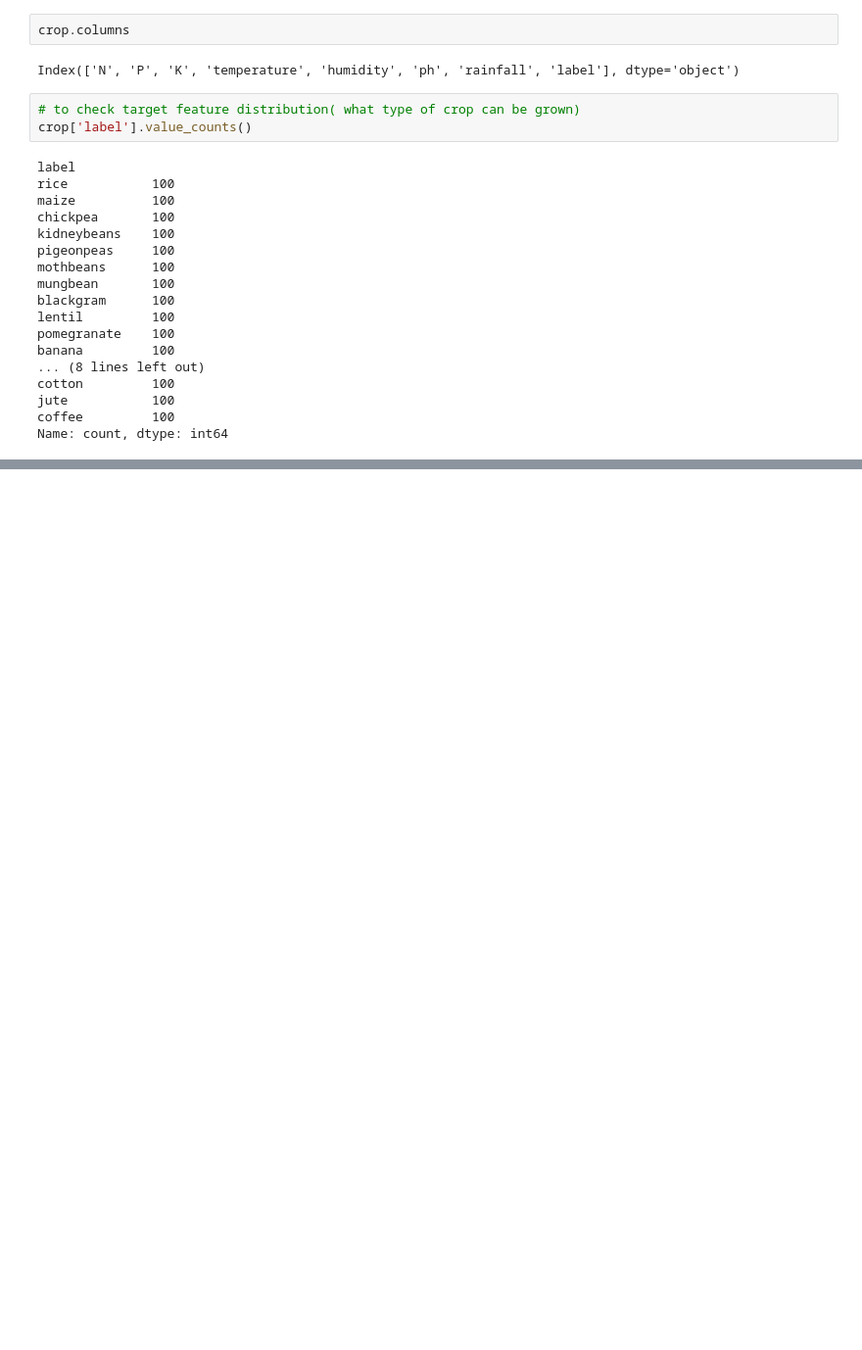
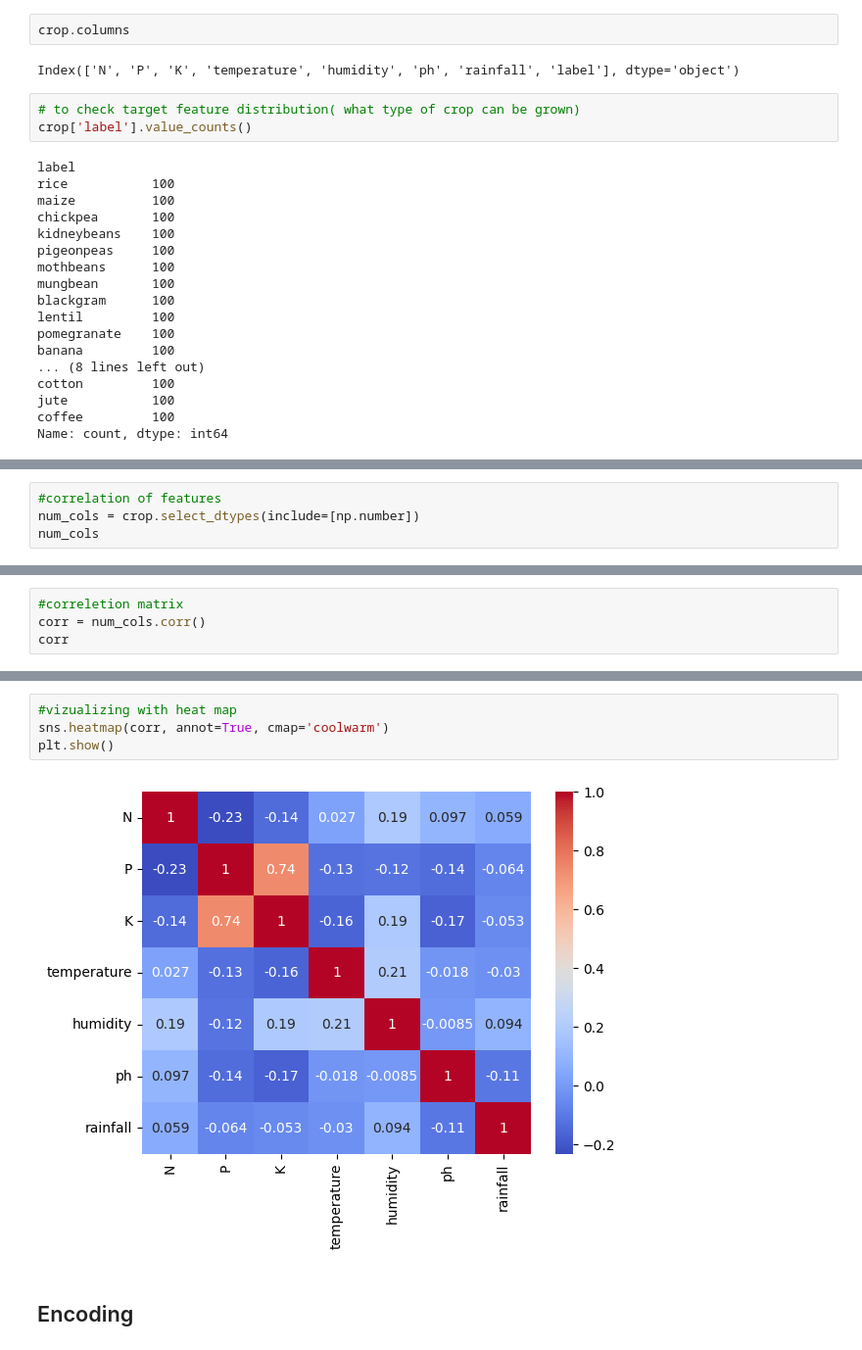
Before and after one commit to 2815121/Week-1, a Jupyter notebook: Crop Recommendation/Crop.ipynb, the cells around one changed output, grey strips where cells are left out. Shown: that part at 98% size. Cells and saved outputs as stored; diff of their text form; blank space fills up the shorter version.

```diff
--- a/Crop Recommendation/Crop.ipynb
+++ b/Crop Recommendation/Crop.ipynb
@@ -107,0 +143,4 @@ Name: count, dtype: int64
+# %%
+#correlation of features
+num_cols = crop.select_dtypes(include=[np.number])
+num_cols
@@ -107,0 +161,4 @@ Name: count, dtype: int64
+# %%
+#correletion matrix
+corr = num_cols.corr()
+corr
@@ -107,0 +174,8 @@ Name: count, dtype: int64
+# %%
+#vizualizing with heat map
+sns.heatmap(corr, annot=True, cmap='coolwarm')
+plt.show()
+# %% [output]
+[figure, added]
+# %% [markdown]
+## Encoding
```
Also changed, not shown: parts of 13 cells of this notebook.
